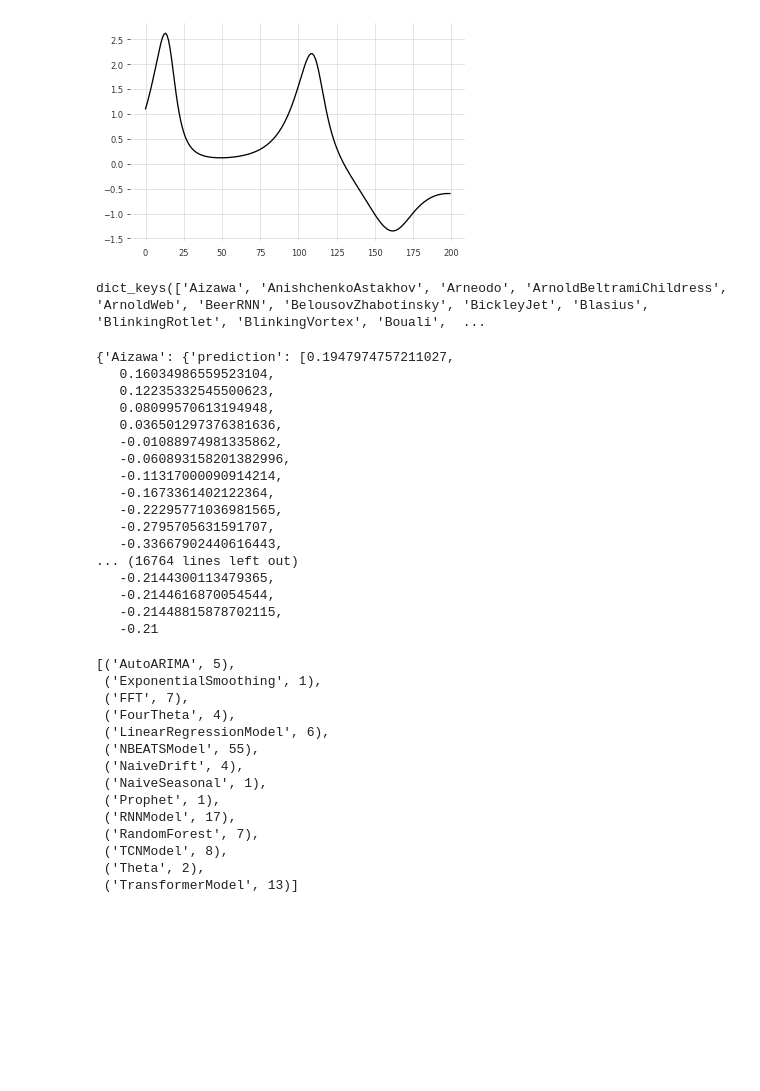
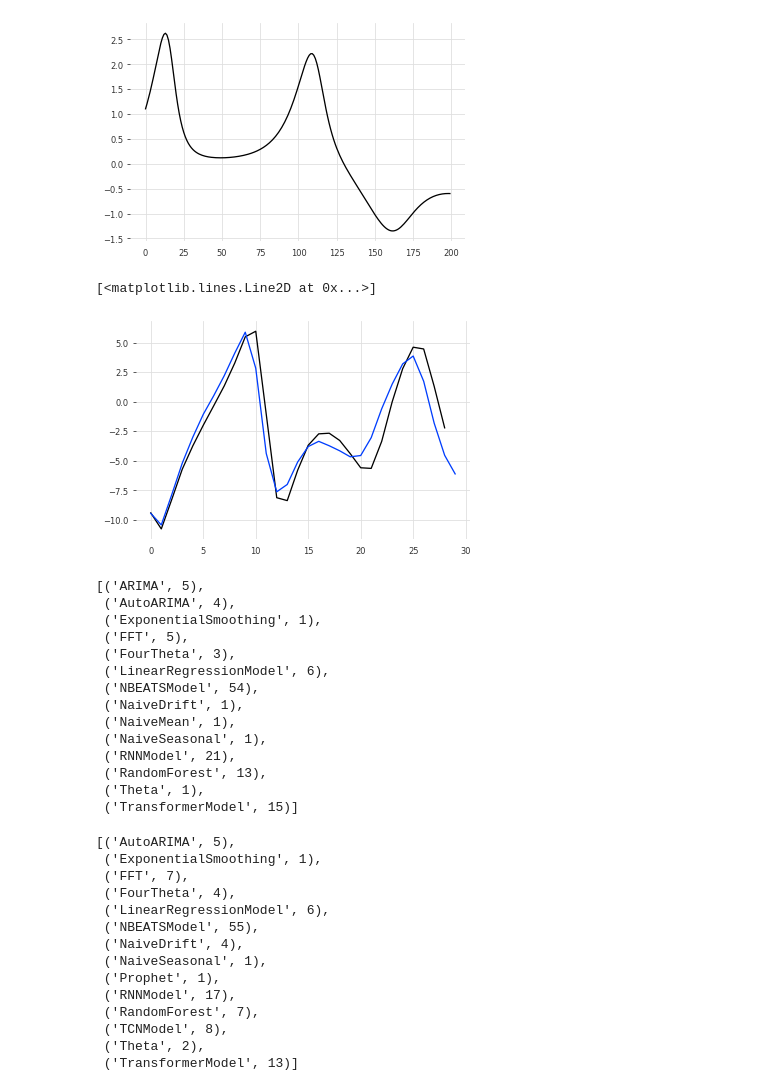
Before and after one commit to williamgilpin/dysts, a Jupyter notebook: benchmarks/forecasting_benchmarks.ipynb, the cells around one changed output. Saved outputs shown, nothing was run; the diff lists cells and outputs as text; code cells hidden in the pictures; blank space fills up the shorter version.

Commit message:
granularity results

```diff
--- a/benchmarks/forecasting_benchmarks.ipynb
+++ b/benchmarks/forecasting_benchmarks.ipynb
@@ -83,7 +82,7 @@ plt.plot(data_dynamics["Bouali"]["values"][-200:])
 # %%
 import os
 import json
-with open(os.getcwd() + "/results/results_test_univariate__pts_per_period_100__periods_12.json", "r") as file:
+with open(os.getcwd() + "/results/results_test_univariate__pts_per_period_15__periods_12.json", "r") as file:
     all_results = json.load(file)
 
 all_results.keys()
@@ -98,25 +97,14 @@ for equation_name in all_results:
             all_models.append(model_name)
             all_smapes.append(all_results[equation_name][model_name]["smape"])
     all_best_models.append(all_models[np.argmin(all_smapes)])
+
+all_results_transposed = dict()
+for model_name in all_results["Lorenz"]:
+    if model_name == "values":
+        continue
+    all_results_transposed[model_name] = dict()
+for equation_name in all_results:
+    for model_name in all_results[equation_name]:
+        if model_name == "values":
+            continue
+        all_results_transposed[model_name][equation_name] = all_results[equation_name][model_name]
-# %% [output]
-dict_keys(['Aizawa', 'AnishchenkoAstakhov', 'Arneodo', 'ArnoldBeltramiChildress', 'ArnoldWeb', 'BeerRNN', 'BelousovZhabotinsky', 'BickleyJet', 'Blasius', 'BlinkingRotlet', 'BlinkingVortex', 'Bouali',  ...
-# %%
-all_results_transposed["ARIMA"]
-# %% [output]
-{'Aizawa': {'prediction': [0.1947974757211027,
-   0.16034986559523104,
-   0.12235332545500623,
-   0.08099570613194948,
-   0.036501297376381636,
-   -0.01088974981335862,
-   -0.060893158201382996,
-   -0.11317000090914214,
-   -0.1673361402122364,
-   -0.22295771036981565,
-   -0.2795705631591707,
-   -0.33667902440616443,
-... (16764 lines left out)
-   -0.2144300113479365,
-   -0.2144616870054544,
-   -0.21448815878702115,
-   -0.21
@@ -135,3 +113,26 @@ for equation_name in all_results:
+# %%
+plt.plot(all_results["Halvorsen"]["values"])
+plt.plot(all_results["Halvorsen"]["NBEATSModel"]["prediction"])
+# %% [output]
+[<matplotlib.lines.Line2D at 0x...>]
+[figure, added]
+# %%
+[(item, all_best_models.count(item)) for item in np.unique(all_best_models)]
+# %% [output]
+[('ARIMA', 5),
+ ('AutoARIMA', 4),
+ ('ExponentialSmoothing', 1),
+ ('FFT', 5),
+ ('FourTheta', 3),
+ ('LinearRegressionModel', 6),
+ ('NBEATSModel', 54),
+ ('NaiveDrift', 1),
+ ('NaiveMean', 1),
+ ('NaiveSeasonal', 1),
+ ('RNNModel', 21),
+ ('RandomForest', 13),
+ ('Theta', 1),
+ ('TransformerModel', 15)]
 # %%
 [(item, all_best_models.count(item)) for item in np.unique(all_best_models)]
 # %% [output]
```
Also changed, not shown: parts of 4 cells of this notebook, 7 other files.
